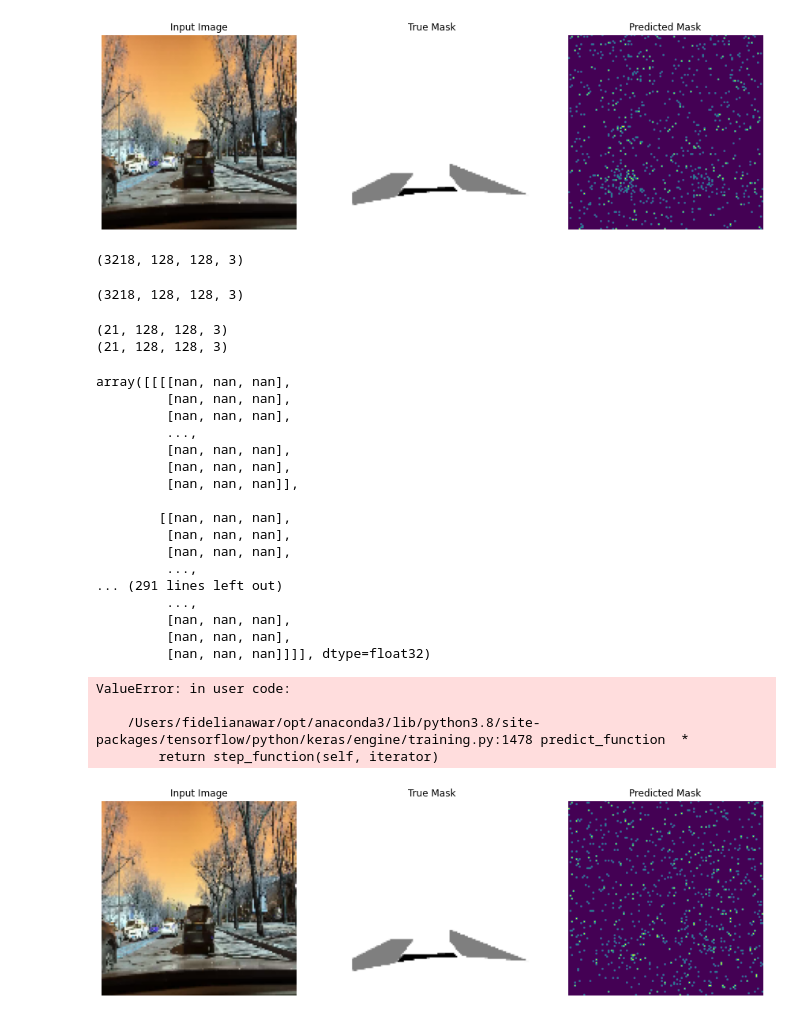
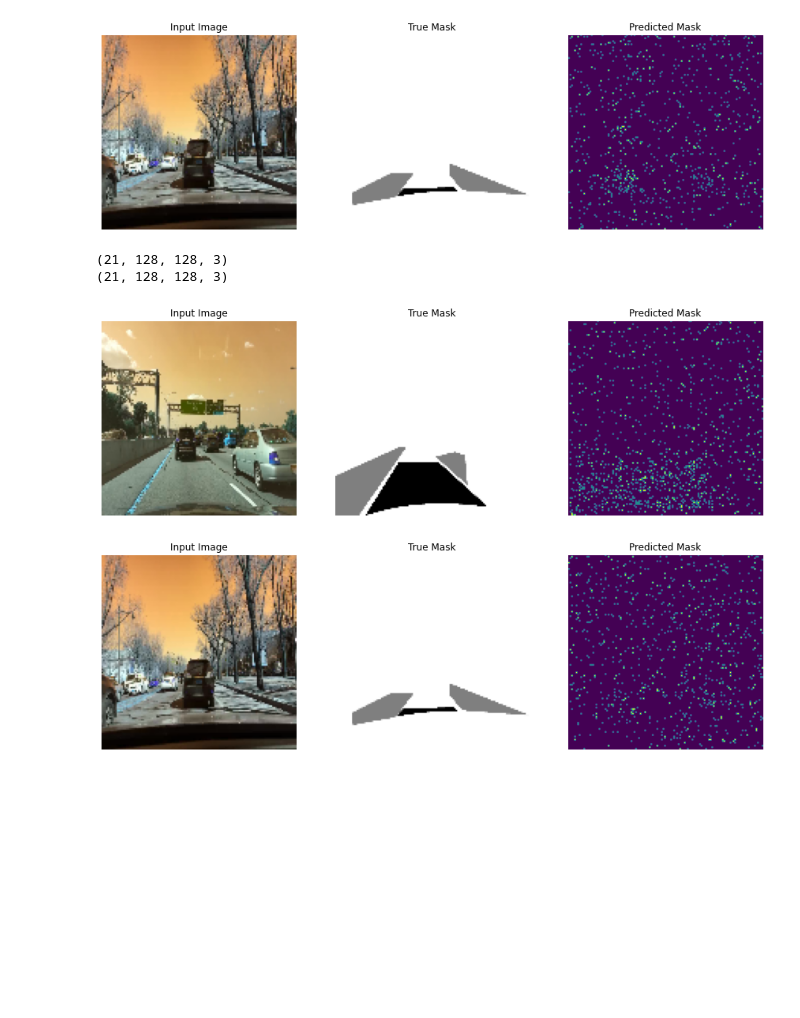
Before and after one commit to fidelianawar/W207-ML-Final, a Jupyter notebook: Fidelia_W207_Final_Project.ipynb, the cells around one changed output. Cells and saved outputs as stored; diff of their text form; code cells hidden in the pictures; blank space fills up the shorter version.

Commit message:
added prediction image output for 1 specific img

```diff
--- a/Fidelia_W207_Final_Project.ipynb
+++ b/Fidelia_W207_Final_Project.ipynb
@@ -673,21 +673,36 @@ for image in train_mask_clean:
 show_predictions()
 # %% [output]
 [figure]
-# %%
-val_data_clean.shape
-# %% [output]
-(3218, 128, 128, 3)
-# %%
-train_mask_clean.shape
-# %% [output]
-(3218, 128, 128, 3)
 # %%
-for f in val_data_split['name']:
-    if(f == 'b0521762-565e20cd.jpg'):
-        val_data_test, val_mask_test = image_upload(h = 720, d = 1280, ch = 3,
-             image_folder_path = "../Data/bdd100k/bdd100k 2/images/100k/val_clean/",
-             mask_folder_path = "../Data/bdd100k/bdd100k 3/labels/drivable/masks/train_clean/",
-             image_path = f)
+def ingest_2():
+    for f in val_data_split['name']:
+        if(f == 'b0521762-565e20cd.jpg'):
+            image_path = f
+            h = 720
+            d = 1280
+            ch = 3
+            X = np.empty(shape = (len(image_path), h, d, ch), dtype = 'float32')
+            y = np.empty(shape = (len(image_path), h, d, ch), dtype = 'float32')
+            defaults = (('<pad>', 0), 'O')
+            i = 0
+
+            image_folder_path = "../Data/bdd100k/bdd100k 2/images/100k/val_clean/"
+            mask_folder_path = "../Data/bdd100k/bdd100k 3/labels/drivable/masks/train_clean/"
+
+            f_temp = f
+            f_temp = f_temp[:-4]
+            f_png = (f_temp + '.png')
+
+            image = cv2.imread(image_folder_path+f, cv2.IMREAD_COLOR)
+            mask = cv2.imread(mask_folder_path+f_png, cv2.IMREAD_COLOR)
+
+            X[i] = image
+            y[i] = mask
+            i+=1
+    return X,y
+
+val_data_test, val_mask_test = ingest_2()
+
 val_data_test, val_mask_test = image_resize(val_data_test, val_mask_test)
 
 print(val_mask_test.shape)
@@ -695,35 +710,12 @@ print(val_data_test.shape)
 # %% [output]
 (21, 128, 128, 3)
 (21, 128, 128, 3)
-# %%
-val_data_test
-# %% [output]
-array([[[[nan, nan, nan],
-         [nan, nan, nan],
-         [nan, nan, nan],
-         ...,
-         [nan, nan, nan],
-         [nan, nan, nan],
-         [nan, nan, nan]],
-
-        [[nan, nan, nan],
-         [nan, nan, nan],
-         [nan, nan, nan],
-         ...,
-... (291 lines left out)
-         ...,
-         [nan, nan, nan],
-         [nan, nan, nan],
-         [nan, nan, nan]]]], dtype=float32)
 # %%
-sample_image = val_data_test
-sample_mask = val_mask_test
+sample_image = val_data_test[0]
+sample_mask = val_mask_test[0]
 show_predictions()
 # %% [output]
-ValueError: in user code:
-
-    /Users/fidelianawar/opt/anaconda3/lib/python3.8/site-packages/tensorflow/python/keras/engine/training.py:1478 predict_function  *
-        return step_function(self, iterator)
+[figure, added]
 # %%
 # calllback to displaying the predictions of our model while training
 from IPython.display import clear_output
```
